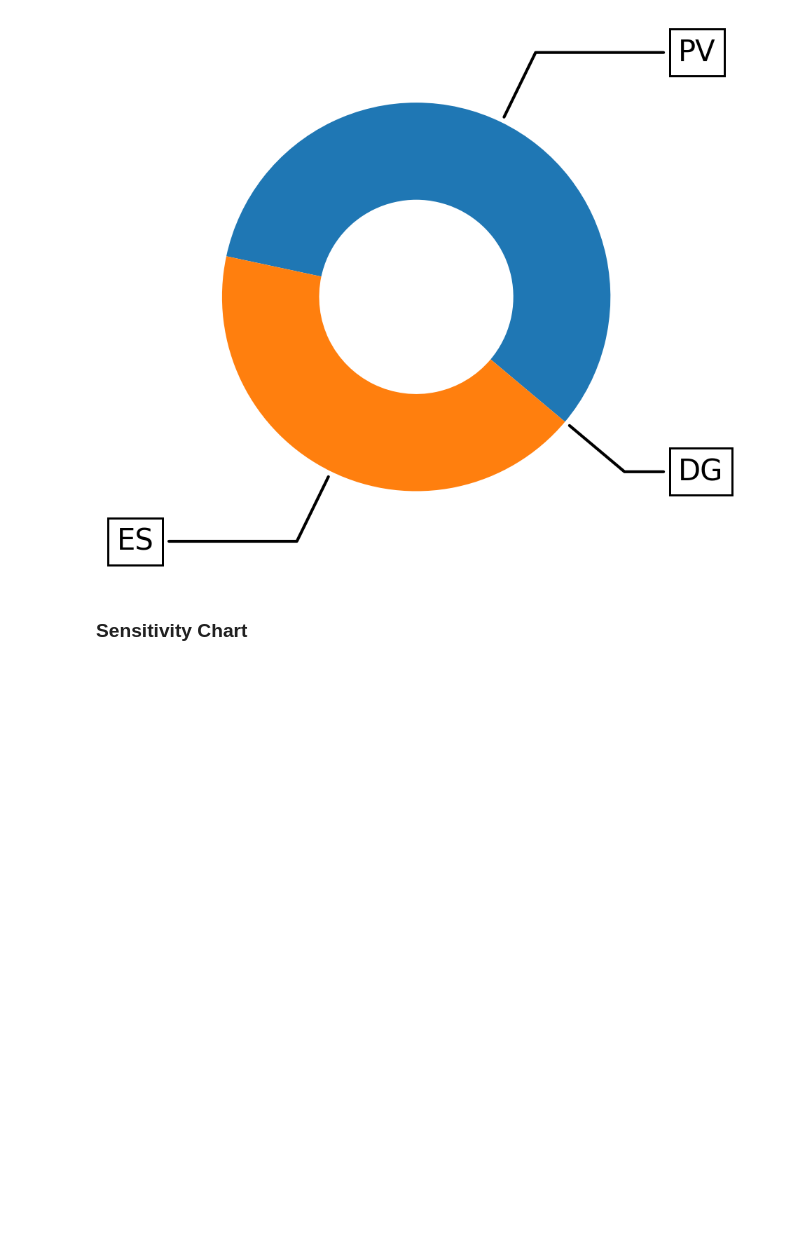
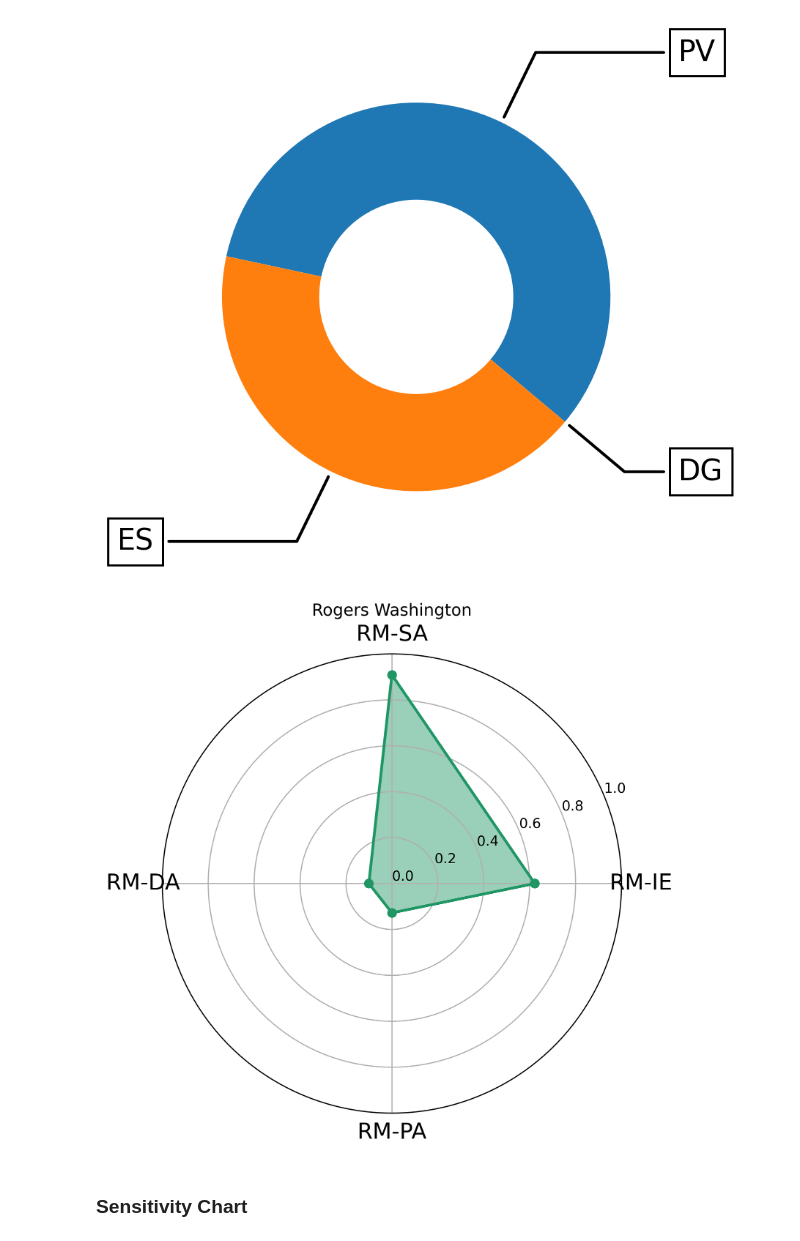
Before and after one commit to FarzaneEzzati/RCMG-PlanningOperation, a Jupyter notebook: Visualizations/Graphs.ipynb, the cells around one changed output. Drawn from its saved outputs; the diff is of its cells as text; code cells hidden in the pictures; blank space fills up the shorter version.

```diff
--- a/Visualizations/Graphs.ipynb
+++ b/Visualizations/Graphs.ipynb
@@ -22,8 +22,9 @@ def superscript_text(text):
     return ''.join(superscript_map.get(char, char) for char in text.lower())
 gamma_symbol = '\u03B3'
 # %%
-type = ['ES-PV-NoDRP','ES-PV-DRP'][1]
-com = ['Sunnyside', 'Dove Springs', 'RogersWashington'][2]
+j = 2
+com = ['Sunnyside', 'Dove Springs', 'Rogers Washington'][j]
+color = ['#F4B183', '#8FAADC', '#209665'][j]
 data = pd.read_csv(f'{type} {com}-report.csv')
 bm = data['Settings'] == 'Budget'
 vm = data['Settings'] == 'VoLL'
@@ -31,6 +32,7 @@ tm = data['Settings'] == 'Trans'
 ty = data['Settings'] == 'Year'
 em = data['Settings'] == 'Eprice'
 pvm = data['Settings'] == 'PVprice'
+RM1, RM2, RM3, RM4 = 'Impact Endurance', 'Sustained Access', 'Load Assurance', 'Peak Assurance'
 # %%
 fig, ax = plt.subplots(figsize=(6, 3), subplot_kw=dict(aspect="equal"), dpi=300)
 
@@ -56,6 +58,41 @@ for i, p in enumerate(wedges):
 plt.savefig(f'../IMG/device share {com}.jpg', bbox_inches='tight')
 # %% [output]
 [figure]
+# %%
+# Define the labels for each metric
+labels = ['RM-IE', 'RM-SA', 'RM-DA', 'RM-PA']
+
+# Define the values for each metric (example values)
+values = [data[RM1].iloc[0], data[RM2].iloc[0], data[RM3].iloc[0], data[RM4].iloc[0]]
+
+# Calculate the angle for each metric
+angles = np.linspace(0, 2 * np.pi, 4, endpoint=False).tolist()
+
+# Make the plot close to a circle
+values += values[:1]
+angles += angles[:1]
+
+# Plot the data
+fig, ax = plt.subplots(figsize=(6, 6), subplot_kw=dict(polar=True), dpi=500)
+ax.fill(angles, values, color=color, alpha=0.45)
+ax.plot(angles, values, marker='o', color=color, linewidth=2)  # Line plot for better visualization
+ax.set_yticks([0, 0.2, 0.4, 0.6, 0.8, 1])  # Remove radial labels
+
+# Add labels with increased font size
+ax.set_xticks(angles[:-1])
+ax.set_xticklabels(labels, fontsize=16, color='black')  # Set font size to 12
+
+# Add labels
+ax.set_xticks(angles[:-1])
+ax.set_xticklabels(labels)
+
+# Add a title
+plt.title(f'{com}')
+
+# Show the plot
+plt.savefig(f'../IMG/{com}-Resilience_Metrics.jpg', bbox_inches='tight')
+# %% [output]
+[figure, added]
 # %% [markdown]
 ### Sensitivity Chart
 # %%
```
Also changed, not shown: 37 other files.
